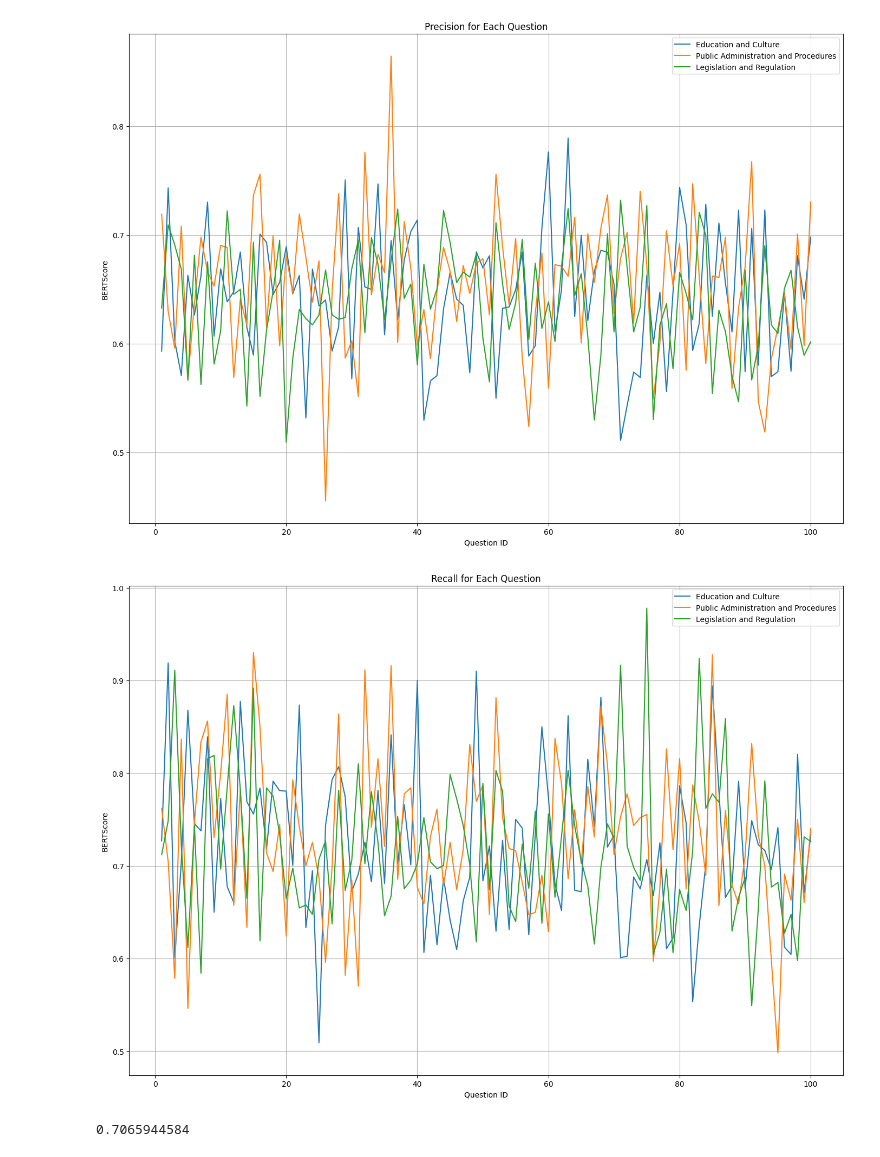
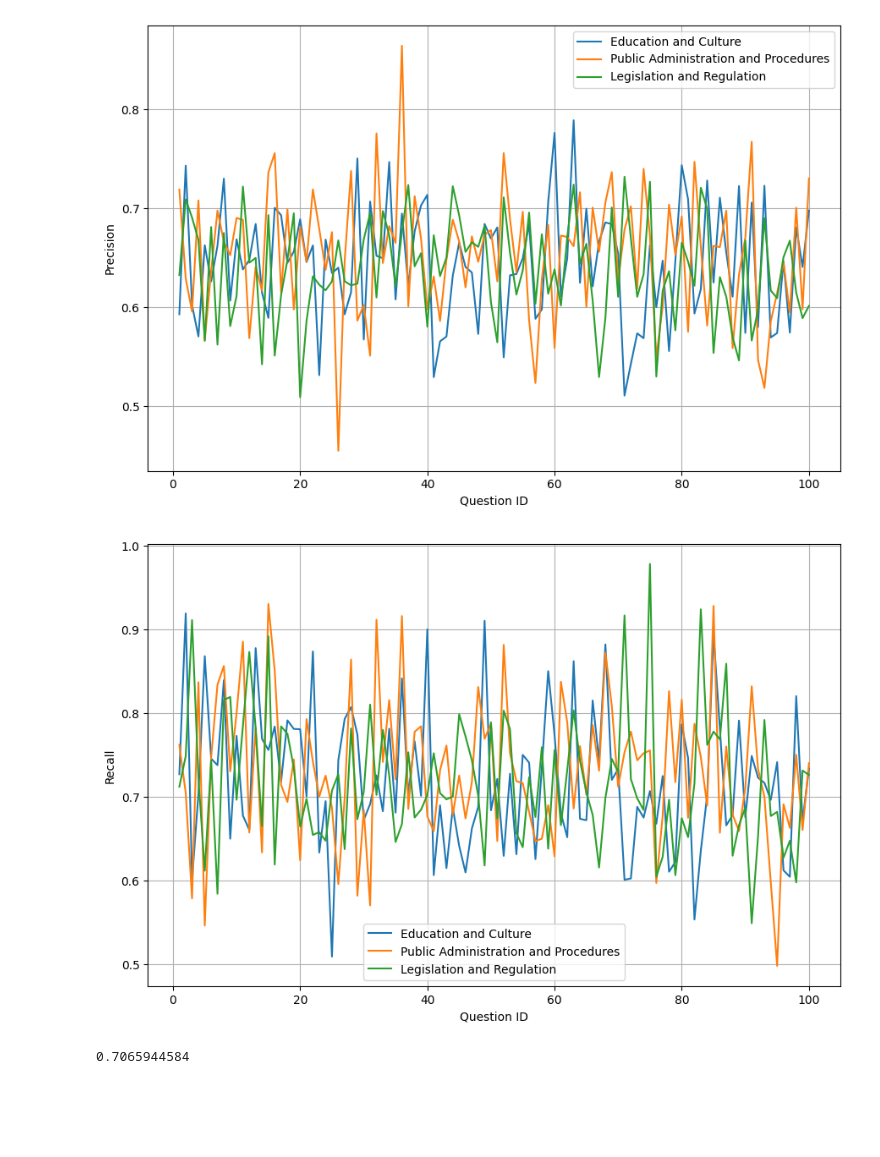
Before and after one commit to carlotalopezpindado/TFM, a Jupyter notebook: evaluation/bertscore/metrics.ipynb, the cells around one changed output. Drawn from its saved outputs; the diff is of its cells as text; code cells hidden in the pictures; blank space fills up the shorter version.

```diff
--- a/evaluation/bertscore/metrics.ipynb
+++ b/evaluation/bertscore/metrics.ipynb
@@ -3,9 +3,9 @@ import pandas as pd
 import matplotlib.pyplot as plt
 import numpy as np
 # %%
-df_edu = pd.read_csv('bertscore/bert_scores_edu.csv')
-df_adm = pd.read_csv('bertscore/bert_scores_adm.csv')
-df_leg = pd.read_csv('bertscore/bert_scores_leg.csv')
+df_edu = pd.read_csv('bert_scores_edu.csv')
+df_adm = pd.read_csv('bert_scores_adm.csv')
+df_leg = pd.read_csv('bert_scores_leg.csv')
 # %%
 questions = list(range(1, 101))
 f1_edu = df_edu['F1']
@@ -30,45 +29,43 @@ plt.show()
 # %%
 questions = list(range(1, 101))
 f1_edu = df_edu['Precision']
 f1_adm = df_adm['Precision']
 f1_leg = df_leg['Precision']
 
-plt.figure(figsize=(14, 10))
+plt.figure(figsize=(9, 6))
 
 plt.plot(questions, f1_edu, label="Education and Culture")
 plt.plot(questions, f1_adm, label="Public Administration and Procedures")
 plt.plot(questions, f1_leg, label="Legislation and Regulation")
 
 plt.xlabel("Question ID")
-plt.ylabel("BERTScore")
-plt.title("Precision for Each Question")
+plt.ylabel("Precision")
 plt.legend()
 plt.grid(True)
 plt.tight_layout()
 plt.show()
 # %% [output]
-[figure, old version]
+[figure, new version]
 # %%
 questions = list(range(1, 101))
 f1_edu = df_edu['Recall']
 f1_adm = df_adm['Recall']
 f1_leg = df_leg['Recall']
 
-plt.figure(figsize=(14, 10))
+plt.figure(figsize=(9, 6))
 
 plt.plot(questions, f1_edu, label="Education and Culture")
 plt.plot(questions, f1_adm, label="Public Administration and Procedures")
 plt.plot(questions, f1_leg, label="Legislation and Regulation")
 
 plt.xlabel("Question ID")
-plt.ylabel("BERTScore")
-plt.title("Recall for Each Question")
+plt.ylabel("Recall")
 plt.legend()
 plt.grid(True)
 plt.tight_layout()
 plt.show()
 # %% [output]
-[figure, old version]
+[figure, new version]
 # %%
 np.mean(f1_edu)
 # %% [output]
```
Also changed, not shown: parts of 1 cell of this notebook, 2 other files.
